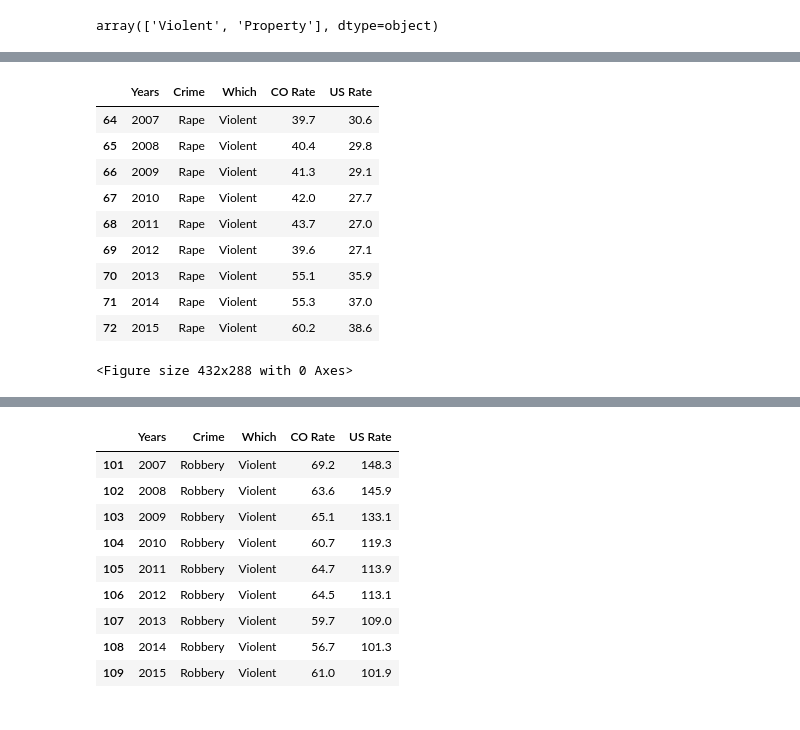
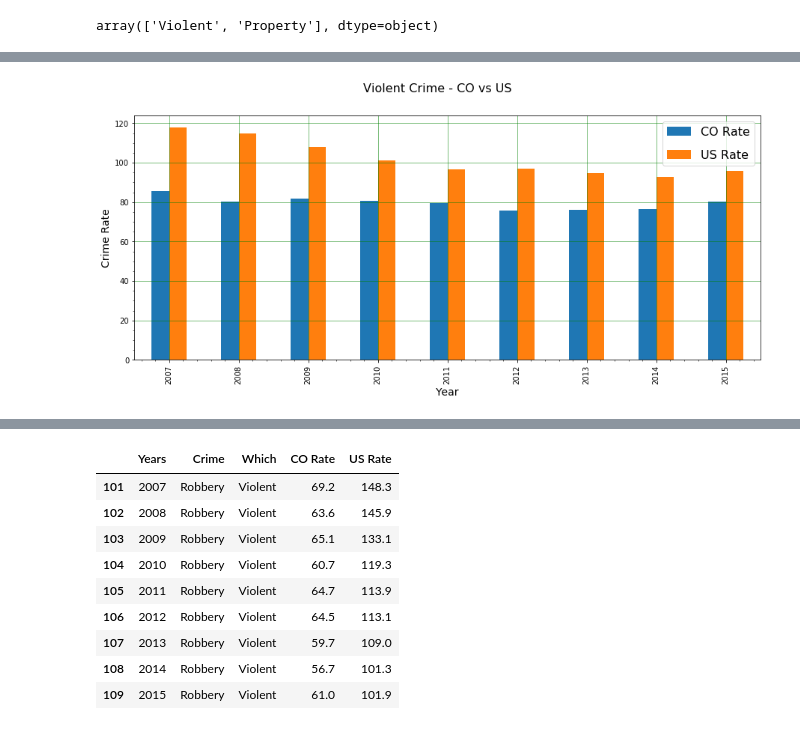
Before and after one commit to c-li0n/Project1, a Jupyter notebook: Project1/cm_branch_statecrime.ipynb, the cells around one changed output, grey strips where cells are left out. Cells and saved outputs as stored; diff of their text form; code cells hidden in the pictures.

```diff
--- a/Project1/cm_branch_statecrime.ipynb
+++ b/Project1/cm_branch_statecrime.ipynb
@@ -86,22 +81,21 @@ homicide_df
-# %%
-reduced_df = crime_rates[["Years","Crime", "Which", "CO Rate", "US Rate"]]
-reduced_df.head()
-
-reduced_df["Crime"].unique()
-
-plt.savefig('rape.png')
-
-rape_df=reduced_df.loc[(reduced_df["Crime"]=="Rape") & (reduced_df["Years"]>2006) & (reduced_df["Years"]<=2015), :]
-rape_df
-# %% [output]
-|  | Years | Crime | Which | CO Rate | US Rate |
-| 64 | 2007 | Rape | Violent | 39.7 | 30.6 |
-| 65 | 2008 | Rape | Violent | 40.4 | 29.8 |
-| 66 | 2009 | Rape | Violent | 41.3 | 29.1 |
-| 67 | 2010 | Rape | Violent | 42.0 | 27.7 |
-| 68 | 2011 | Rape | Violent | 43.7 | 27.0 |
-| 69 | 2012 | Rape | Violent | 39.6 | 27.1 |
-| 70 | 2013 | Rape | Violent | 55.1 | 35.9 |
-| 71 | 2014 | Rape | Violent | 55.3 | 37.0 |
-| 72 | 2015 | Rape | Violent | 60.2 | 38.6 |
-<Figure size 432x288 with 0 Axes>
+# %%
+# Setting the positions and width for the bars
+# pos = list(range(len(violentcous_df['CO Rate'])))
+# width = 0.25
+
+# Plotting the bars
+
+
+violentcous_df.plot(kind='bar', figsize=(15,6))
+# Turn on the grid
+plt.suptitle('Violent Crime - CO vs US',size = 16)
+plt.xlabel('Year',size = 14)
+plt.ylabel('Crime Rate',size = 14)
+plt.minorticks_on()
+plt.grid(which='major', linestyle='-', linewidth='0.5', color='green')
+plt.legend(loc = "best", labelspacing = 1, fontsize=16)
+
+plt.savefig('COvsUSviolentcrime')
+plt.show()
+# %% [output]
+[figure, added]
```
Also changed, not shown: parts of 5 cells of this notebook.
